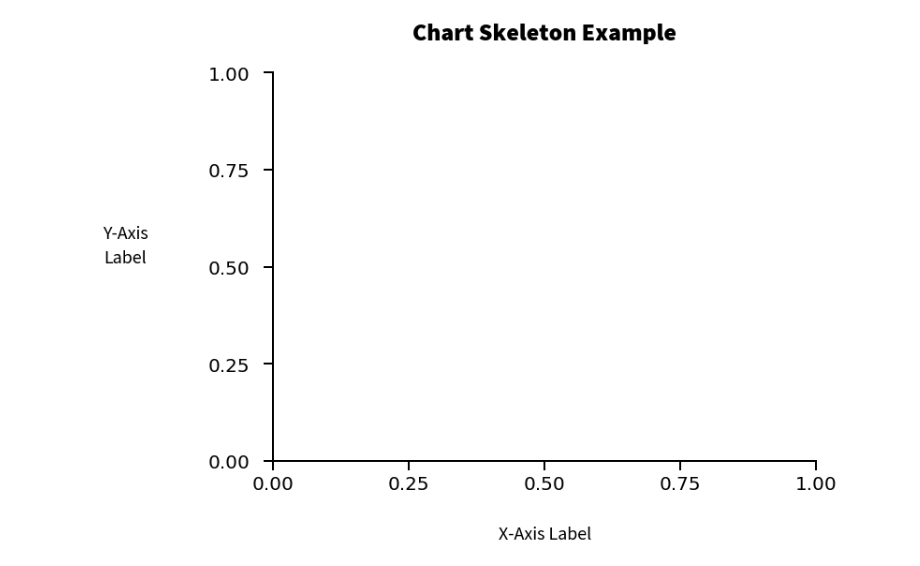
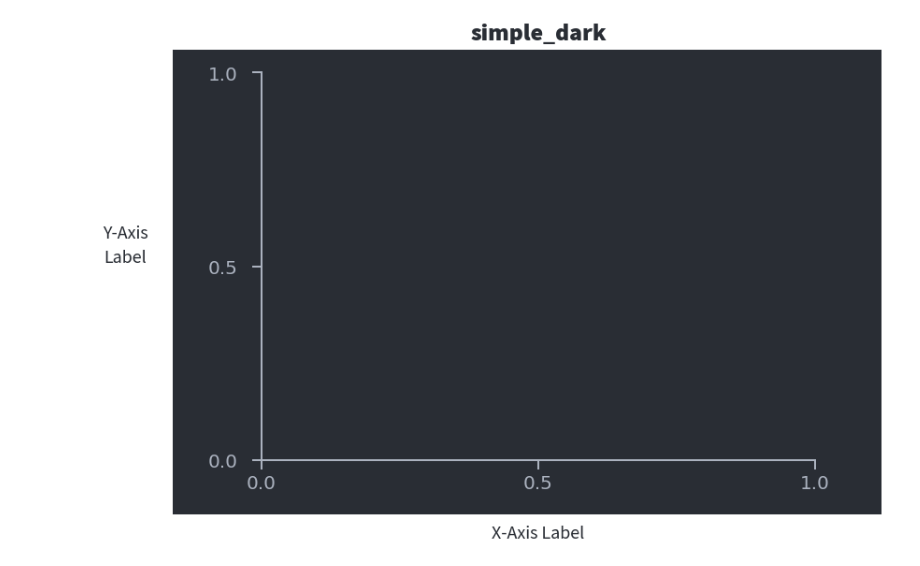
Before and after one commit to alexdsbreslav/quicklooks, a Jupyter notebook: copying_code_example.ipynb, the cells around one changed output. Cells and saved outputs as stored; diff of their text form; code cells hidden in the pictures.

```diff
--- a/copying_code_example.ipynb
+++ b/copying_code_example.ipynb
@@ -14,11 +18,11 @@ vertical_gridlines_on = False);
 # %%
-chart_skeleton = quicklook.build_chart_skeleton(style = 'default', size = 'default',
-title = 'Chart Skeleton Example',
+chart_skeleton = quicklook.build_chart_skeleton(style = 'simple_dark', size = 'default',
+title = 'simple_dark',
 xlabel = 'X-Axis Label',
 ylabel = 'Y-Axis\nLabel',
 x_min_max = (0,1), y_min_max = (0,1),
-xtick_interval = 0.25, ytick_interval = 0.25,
+xtick_interval = 0.5, ytick_interval = 0.5,
 horizontal_gridlines_on = False,
 vertical_gridlines_on = False);
 # %% [output]
-[figure, old version]
+[figure, new version]
```
Also changed, not shown: parts of 9 cells of this notebook, 8 other files.
